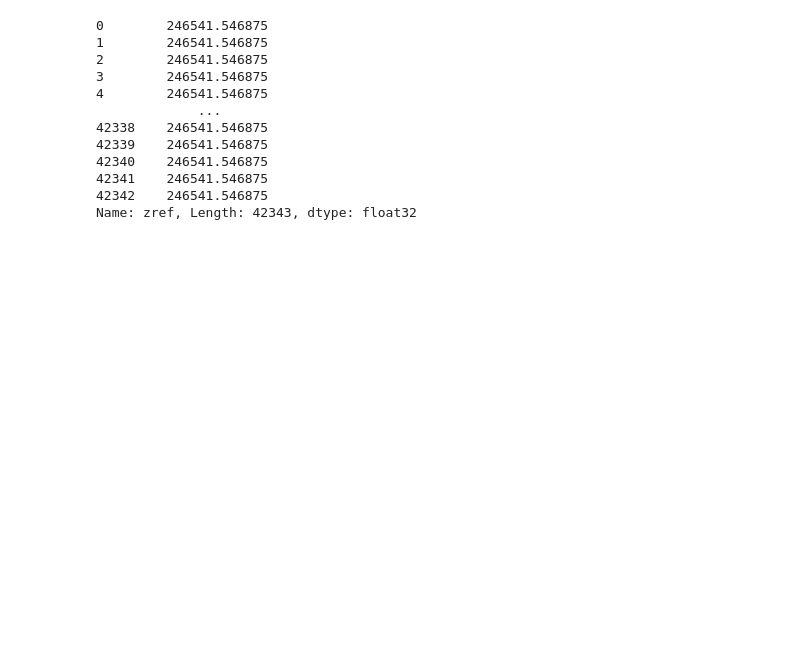
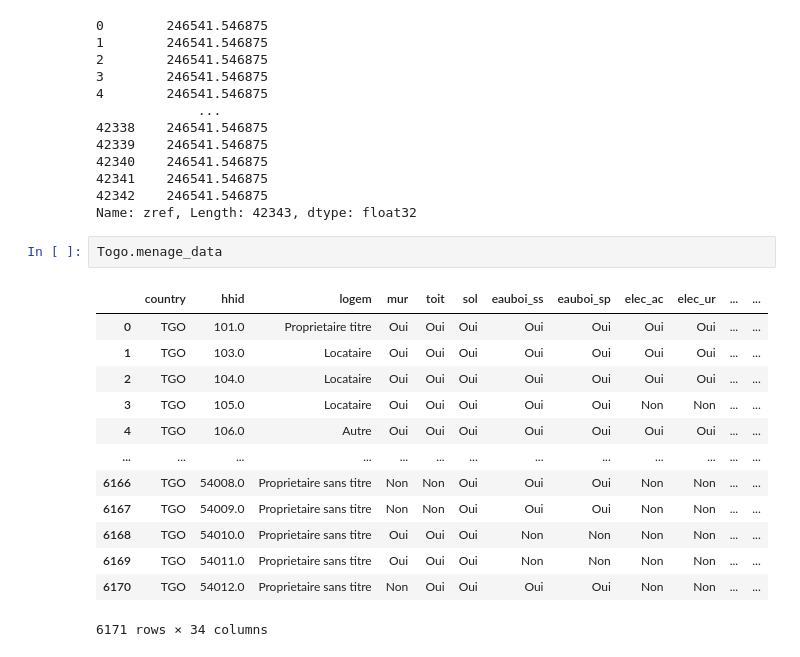
Before and after one commit to mermozhk/Poverty, a Jupyter notebook: Poverty_analysis_western_Africa.ipynb, the cells around one changed output. Saved outputs shown, nothing was run; the diff lists cells and outputs as text; blank space fills up the shorter version.

```diff
--- a/Poverty_analysis_western_Africa.ipynb
+++ b/Poverty_analysis_western_Africa.ipynb
@@ -148,3 +252,19 @@ Benin.severity().summary()
 42341    246541.546875
 42342    246541.546875
 Name: zref, Length: 42343, dtype: float32
+# %%
+Togo.menage_data
+# %% [output]
+|  | country | hhid | logem | mur | toit | sol | eauboi_ss | eauboi_sp | elec_ac | elec_ur | ... | ... |
+| 0 | TGO | 101.0 | Proprietaire titre | Oui | Oui | Oui | Oui | Oui | Oui | Oui | ... | ... |
+| 1 | TGO | 103.0 | Locataire | Oui | Oui | Oui | Oui | Oui | Oui | Oui | ... | ... |
+| 2 | TGO | 104.0 | Locataire | Oui | Oui | Oui | Oui | Oui | Oui | Oui | ... | ... |
+| 3 | TGO | 105.0 | Locataire | Oui | Oui | Oui | Oui | Oui | Non | Non | ... | ... |
+| 4 | TGO | 106.0 | Autre | Oui | Oui | Oui | Oui | Oui | Oui | Oui | ... | ... |
+| ... | ... | ... | ... | ... | ... | ... | ... | ... | ... | ... | ... | ... |
+| 6166 | TGO | 54008.0 | Proprietaire sans titre | Non | Non | Oui | Oui | Oui | Non | Non | ... | ... |
+| 6167 | TGO | 54009.0 | Proprietaire sans titre | Non | Non | Oui | Oui | Oui | Non | Non | ... | ... |
+| 6168 | TGO | 54010.0 | Proprietaire sans titre | Oui | Oui | Oui | Non | Non | Non | Non | ... | ... |
+| 6169 | TGO | 54011.0 | Proprietaire sans titre | Oui | Oui | Oui | Non | Non | Non | Non | ... | ... |
+| 6170 | TGO | 54012.0 | Proprietaire sans titre | Non | Oui | Oui | Oui | Oui | Non | Non | ... | ... |
+6171 rows × 34 columns
```
Also changed, not shown: parts of 24 cells of this notebook, 52 other files.
